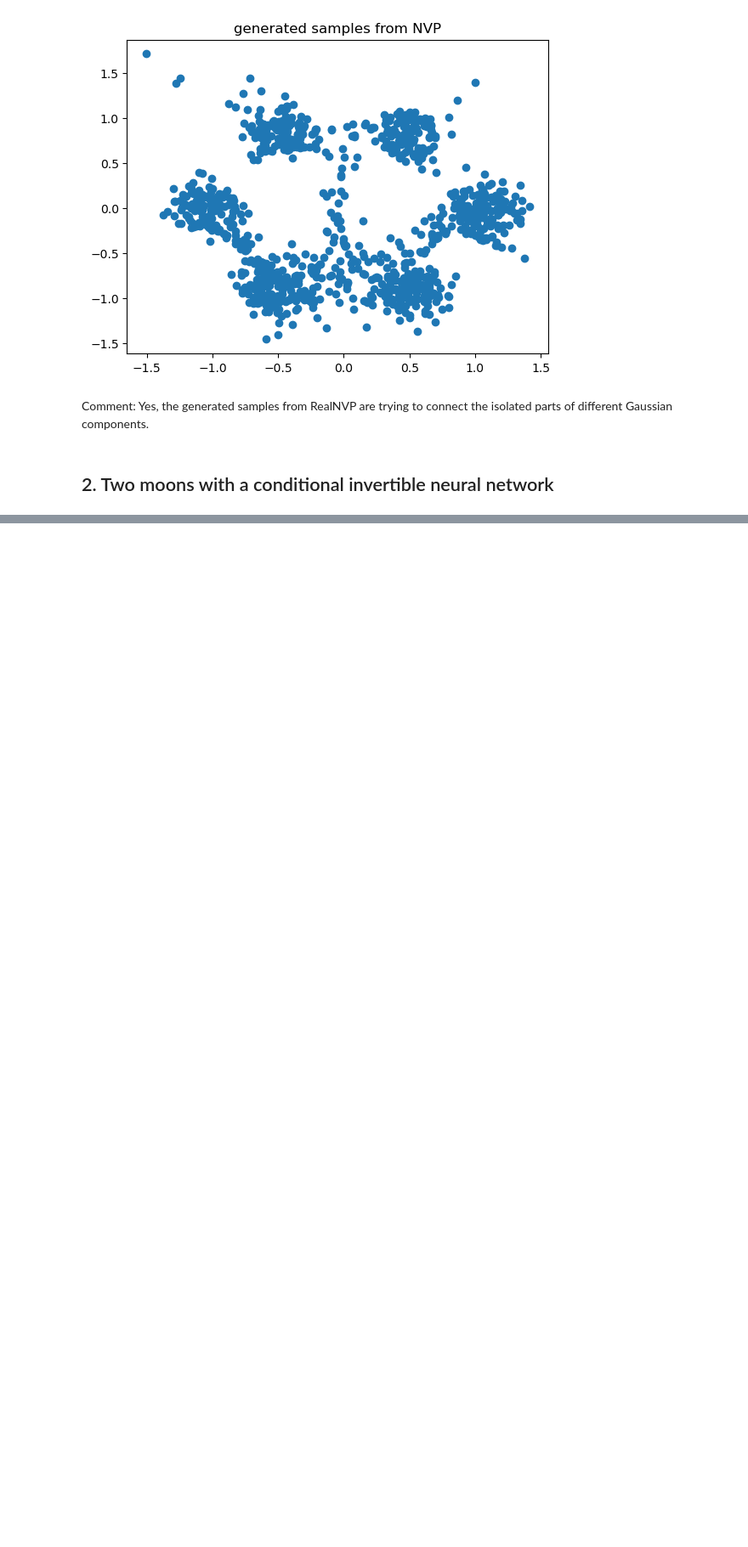
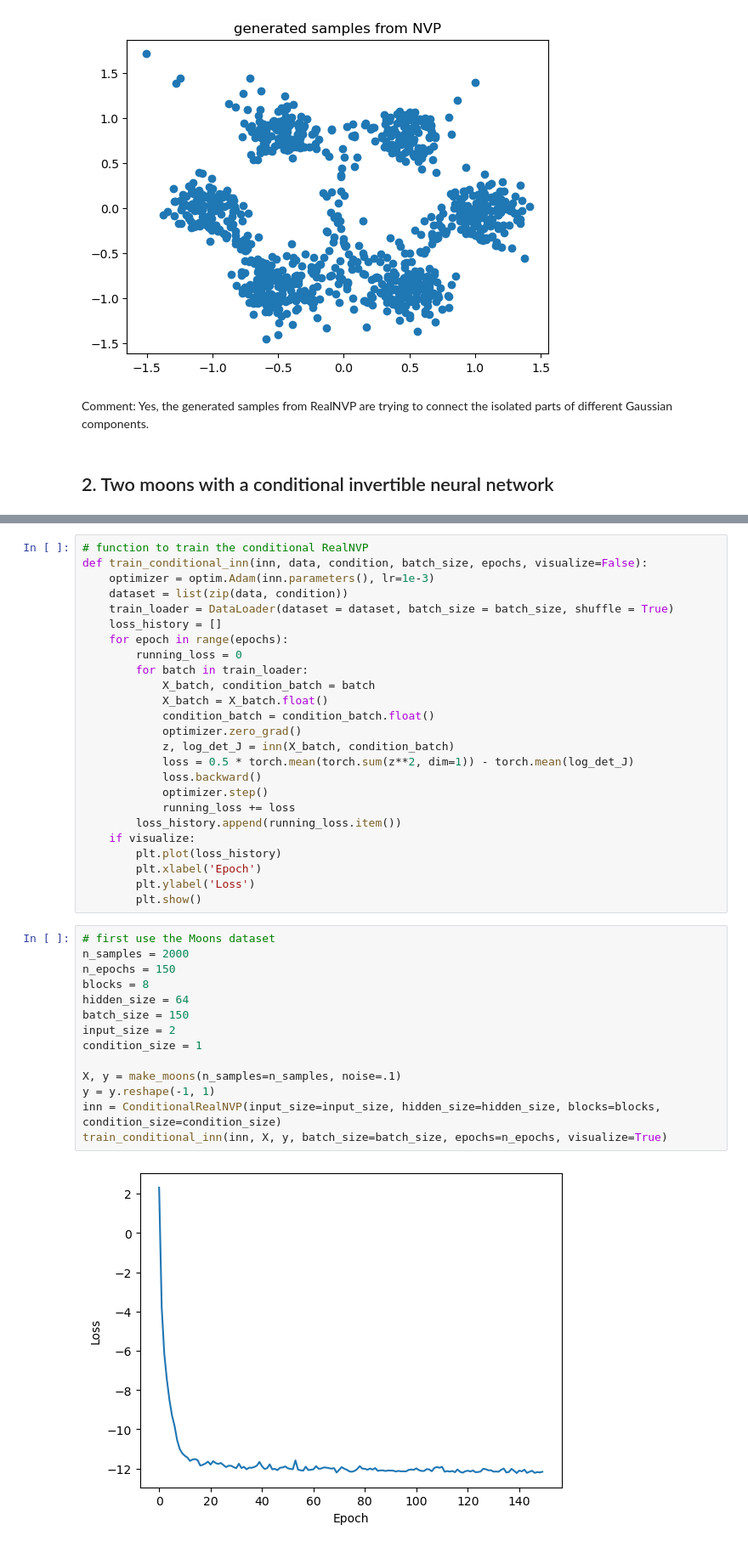
Before and after one commit to Max-Hi/GenNN, a Jupyter notebook: Exercise_3/normalizing-flows.ipynb, the cells around one changed output, grey strips where cells are left out. Shown at 85% size. Drawn from its saved outputs; the diff is of its cells as text; blank space fills up the shorter version.

```diff
--- a/Exercise_3/normalizing-flows.ipynb
+++ b/Exercise_3/normalizing-flows.ipynb
@@ -400,0 +480,41 @@ Comment: Yes, the generated samples from RealNVP are trying to connect the isola
+# %%
+# function to train the conditional RealNVP
+def train_conditional_inn(inn, data, condition, batch_size, epochs, visualize=False):
+    optimizer = optim.Adam(inn.parameters(), lr=1e-3)
+    dataset = list(zip(data, condition))
+    train_loader = DataLoader(dataset = dataset, batch_size = batch_size, shuffle = True)
+    loss_history = []
+    for epoch in range(epochs):
+        running_loss = 0
+        for batch in train_loader:
+            X_batch, condition_batch = batch
+            X_batch = X_batch.float()
+            condition_batch = condition_batch.float()
+            optimizer.zero_grad()
+            z, log_det_J = inn(X_batch, condition_batch)
+            loss = 0.5 * torch.mean(torch.sum(z**2, dim=1)) - torch.mean(log_det_J)
+            loss.backward()
+            optimizer.step()
+            running_loss += loss
+        loss_history.append(running_loss.item())
+    if visualize:
+        plt.plot(loss_history)
+        plt.xlabel('Epoch')
+        plt.ylabel('Loss')
+        plt.show()
+# %%
+# first use the Moons dataset
+n_samples = 2000
+n_epochs = 150
+blocks = 8
+hidden_size = 64
+batch_size = 150
+input_size = 2
+condition_size = 1
+
+X, y = make_moons(n_samples=n_samples, noise=.1)
+y = y.reshape(-1, 1)
+inn = ConditionalRealNVP(input_size=input_size, hidden_size=hidden_size, blocks=blocks, condition_size=condition_size)
+train_conditional_inn(inn, X, y, batch_size=batch_size, epochs=n_epochs, visualize=True)
+# %% [output]
+[figure, added]
```
Also changed, not shown: parts of 6 cells of this notebook.
